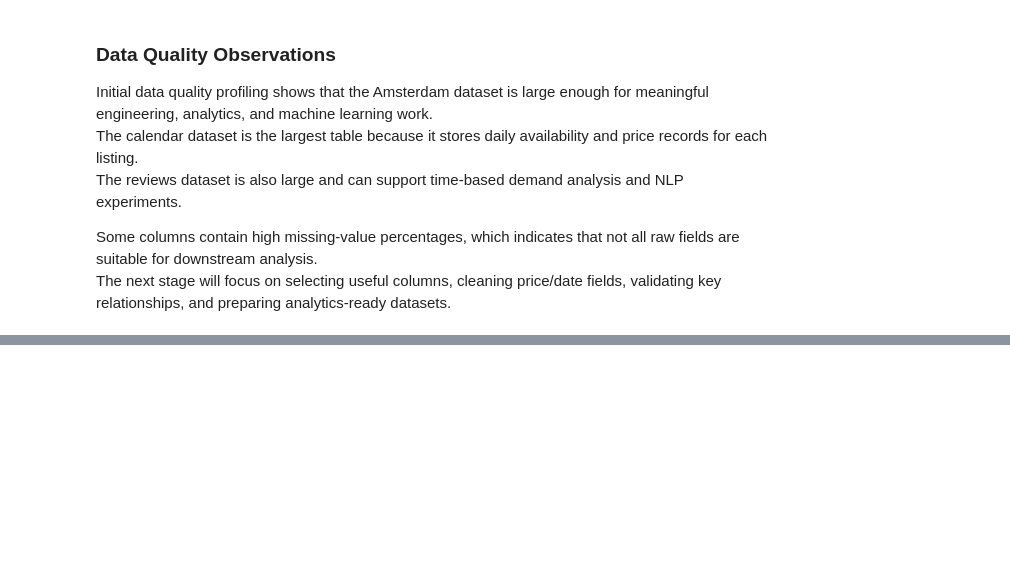
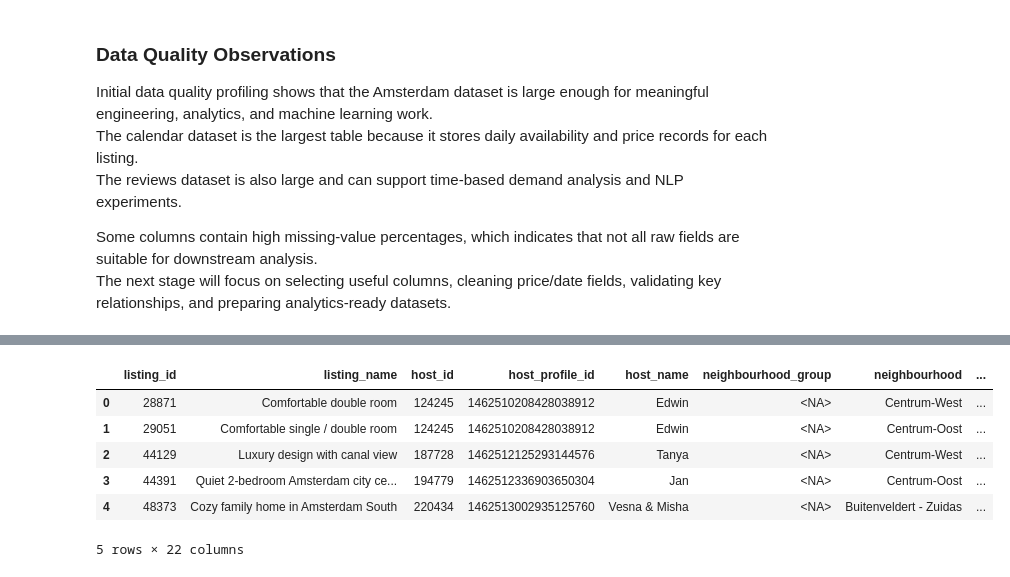
Before and after one commit to Tnadeeja/Inside-Airbnb-Market-Intelligence-Platform-Data-Engineering-Analytics-AI, a Jupyter notebook: notebooks/01_dataset_familiarization.ipynb, the cells around one changed output, grey strips where cells are left out. Saved outputs shown, nothing was run; the diff lists cells and outputs as text; code cells hidden in the pictures; blank space fills up the shorter version.

```diff
--- a/notebooks/01_dataset_familiarization.ipynb
+++ b/notebooks/01_dataset_familiarization.ipynb
@@ -565,0 +811,43 @@ The next stage will focus on selecting useful columns, cleaning price/date field
+# %%
+summary_listings_clean = pd.DataFrame()
+
+summary_listings_clean["listing_id"] = summary_listings["id"].astype("Int64")
+summary_listings_clean["listing_name"] = summary_listings["name"].apply(standardize_text)
+
+summary_listings_clean["host_id"] = summary_listings["host_id"].astype("Int64")
+summary_listings_clean["host_profile_id"] = summary_listings["host_profile_id"].astype("Int64")
+summary_listings_clean["host_name"] = summary_listings["host_name"].apply(standardize_text)
+
+summary_listings_clean["neighbourhood_group"] = summary_listings["neighbourhood_group"].apply(standardize_text)
+summary_listings_clean["neighbourhood"] = summary_listings["neighbourhood"].apply(standardize_text)
+
+summary_listings_clean["latitude"] = pd.to_numeric(summary_listings["latitude"], errors="coerce").round(6)
+summary_listings_clean["longitude"] = pd.to_numeric(summary_listings["longitude"], errors="coerce").round(6)
+
+summary_listings_clean["room_type"] = summary_listings["room_type"].apply(standardize_text)
+summary_listings_clean["price"] = summary_listings["price"].apply(clean_price)
+
+summary_listings_clean["minimum_nights"] = pd.to_numeric(summary_listings["minimum_nights"], errors="coerce")
+summary_listings_clean["number_of_reviews"] = pd.to_numeric(summary_listings["number_of_reviews"], errors="coerce")
+summary_listings_clean["last_review"] = pd.to_datetime(summary_listings["last_review"], errors="coerce")
+summary_listings_clean["reviews_per_month"] = pd.to_numeric(summary_listings["reviews_per_month"], errors="coerce")
+summary_listings_clean["calculated_host_listings_count"] = pd.to_numeric(
+    summary_listings["calculated_host_listings_count"], errors="coerce"
+)
+summary_listings_clean["availability_365"] = pd.to_numeric(summary_listings["availability_365"], errors="coerce")
+summary_listings_clean["number_of_reviews_ltm"] = pd.to_numeric(summary_listings["number_of_reviews_ltm"], errors="coerce")
+summary_listings_clean["license"] = summary_listings["license"].apply(standardize_text)
+
+summary_listings_clean["city"] = "Amsterdam"
+summary_listings_clean["country"] = "Netherlands"
+summary_listings_clean["snapshot_date"] = pd.to_datetime("2026-06-15")
+
+summary_listings_clean.head()
+# %% [output]
+|  | listing_id | listing_name | host_id | host_profile_id | host_name | neighbourhood_group | neighbourhood | ... |
+| 0 | 28871 | Comfortable double room | 124245 | 1462510208428038912 | Edwin | <NA> | Centrum-West | ... |
+| 1 | 29051 | Comfortable single / double room | 124245 | 1462510208428038912 | Edwin | <NA> | Centrum-Oost | ... |
+| 2 | 44129 | Luxury design with canal view | 187728 | 1462512125293144576 | Tanya | <NA> | Centrum-West | ... |
+| 3 | 44391 | Quiet 2-bedroom Amsterdam city ce... | 194779 | 1462512336903650304 | Jan | <NA> | Centrum-Oost | ... |
+| 4 | 48373 | Cozy family home in Amsterdam South | 220434 | 1462513002935125760 | Vesna & Misha | <NA> | Buitenveldert - Zuidas | ... |
+5 rows × 22 columns
```
Also changed, not shown: parts of 30 cells of this notebook, 1 other file.
